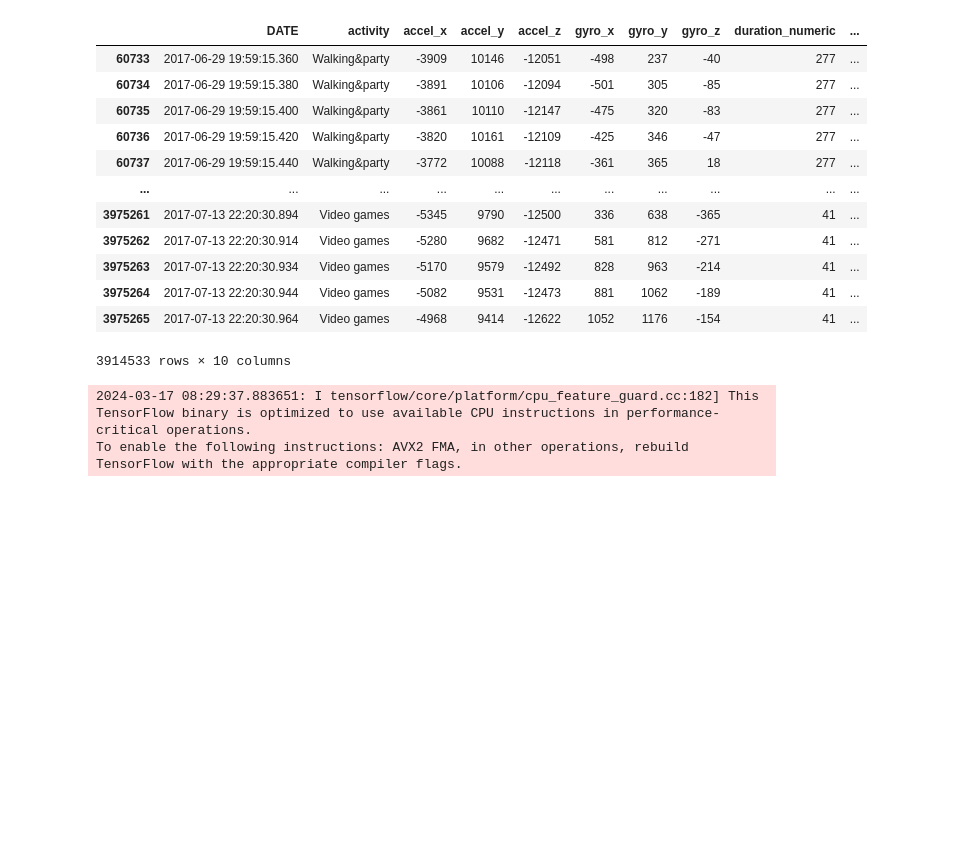
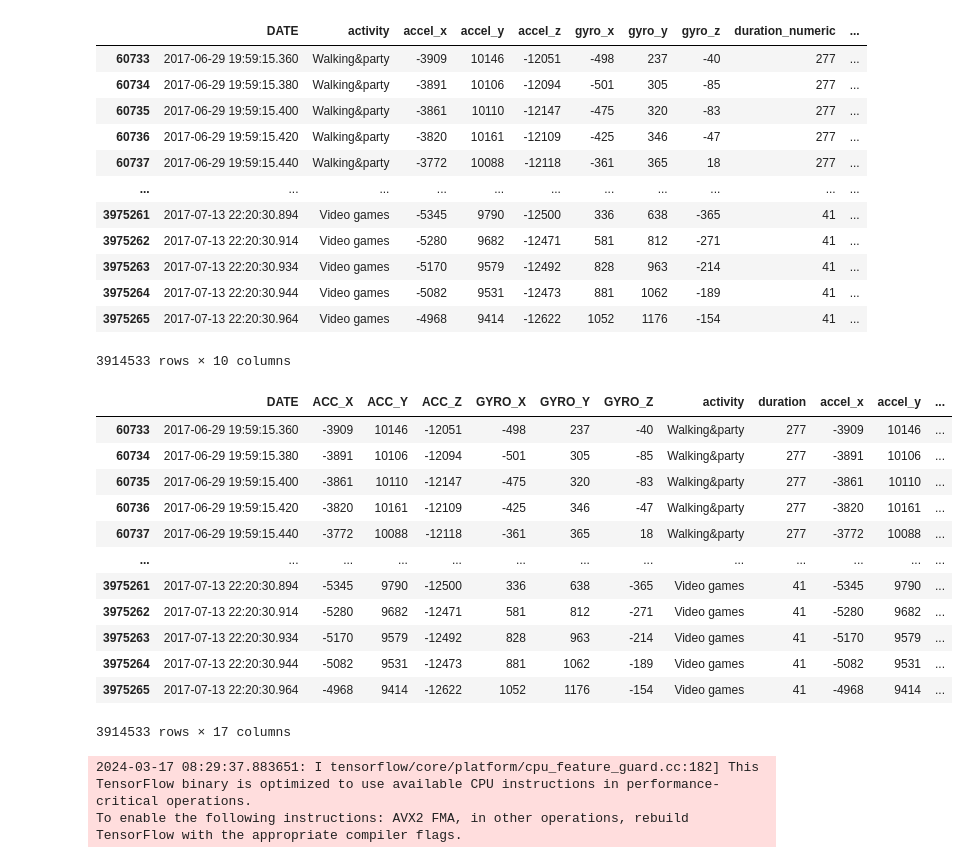
Before and after one commit to twotango/messenger, a Jupyter notebook: Research/Weeks/week_13.ipynb, the cells around one changed output. Saved outputs shown, nothing was run; the diff lists cells and outputs as text; code cells hidden in the pictures; blank space fills up the shorter version.

```diff
--- a/Research/Weeks/week_13.ipynb
+++ b/Research/Weeks/week_13.ipynb
@@ -913,6 +913,22 @@ filtered_data_glasses.drop(columns =['duration', 'ACC_X', 'ACC_Y', 'ACC_Z', 'GYR
 | 3975264 | 2017-07-13 22:20:30.944 | Video games | -5082 | 9531 | -12473 | 881 | 1062 | -189 | 41 | ... |
 | 3975265 | 2017-07-13 22:20:30.964 | Video games | -4968 | 9414 | -12622 | 1052 | 1176 | -154 | 41 | ... |
 3914533 rows × 10 columns
+# %%
+filtered_data_glasses
+# %% [output]
+|  | DATE | ACC_X | ACC_Y | ACC_Z | GYRO_X | GYRO_Y | GYRO_Z | activity | duration | accel_x | accel_y | ... |
+| 60733 | 2017-06-29 19:59:15.360 | -3909 | 10146 | -12051 | -498 | 237 | -40 | Walking&party | 277 | -3909 | 10146 | ... |
+| 60734 | 2017-06-29 19:59:15.380 | -3891 | 10106 | -12094 | -501 | 305 | -85 | Walking&party | 277 | -3891 | 10106 | ... |
+| 60735 | 2017-06-29 19:59:15.400 | -3861 | 10110 | -12147 | -475 | 320 | -83 | Walking&party | 277 | -3861 | 10110 | ... |
+| 60736 | 2017-06-29 19:59:15.420 | -3820 | 10161 | -12109 | -425 | 346 | -47 | Walking&party | 277 | -3820 | 10161 | ... |
+| 60737 | 2017-06-29 19:59:15.440 | -3772 | 10088 | -12118 | -361 | 365 | 18 | Walking&party | 277 | -3772 | 10088 | ... |
+| ... | ... | ... | ... | ... | ... | ... | ... | ... | ... | ... | ... | ... |
+| 3975261 | 2017-07-13 22:20:30.894 | -5345 | 9790 | -12500 | 336 | 638 | -365 | Video games | 41 | -5345 | 9790 | ... |
+| 3975262 | 2017-07-13 22:20:30.914 | -5280 | 9682 | -12471 | 581 | 812 | -271 | Video games | 41 | -5280 | 9682 | ... |
+| 3975263 | 2017-07-13 22:20:30.934 | -5170 | 9579 | -12492 | 828 | 963 | -214 | Video games | 41 | -5170 | 9579 | ... |
+| 3975264 | 2017-07-13 22:20:30.944 | -5082 | 9531 | -12473 | 881 | 1062 | -189 | Video games | 41 | -5082 | 9531 | ... |
+| 3975265 | 2017-07-13 22:20:30.964 | -4968 | 9414 | -12622 | 1052 | 1176 | -154 | Video games | 41 | -4968 | 9414 | ... |
+3914533 rows × 17 columns
 # %%
 from sklearn.model_selection import train_test_split
 from sklearn.preprocessing import StandardScaler, LabelEncoder
```
Also changed, not shown: parts of 10 cells of this notebook, 3 other files.
